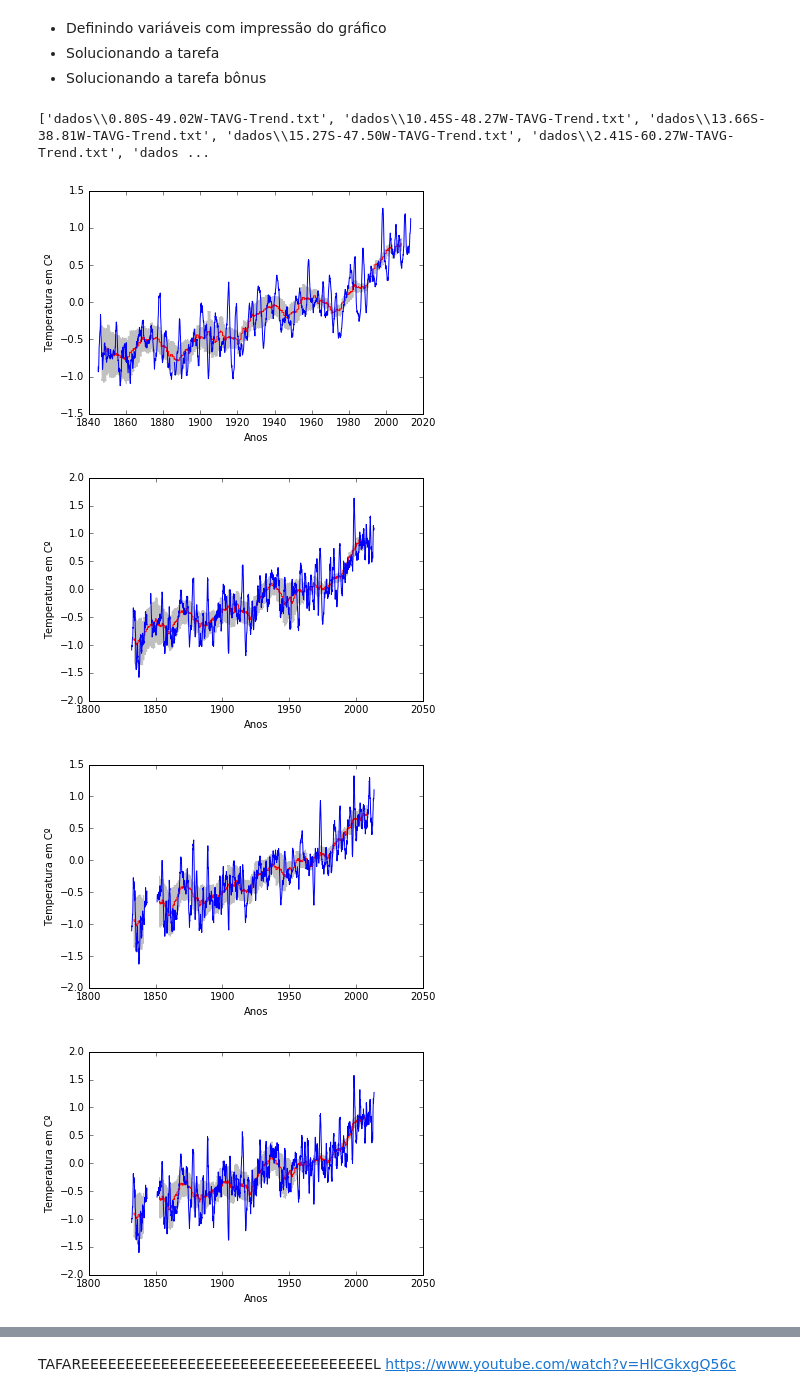
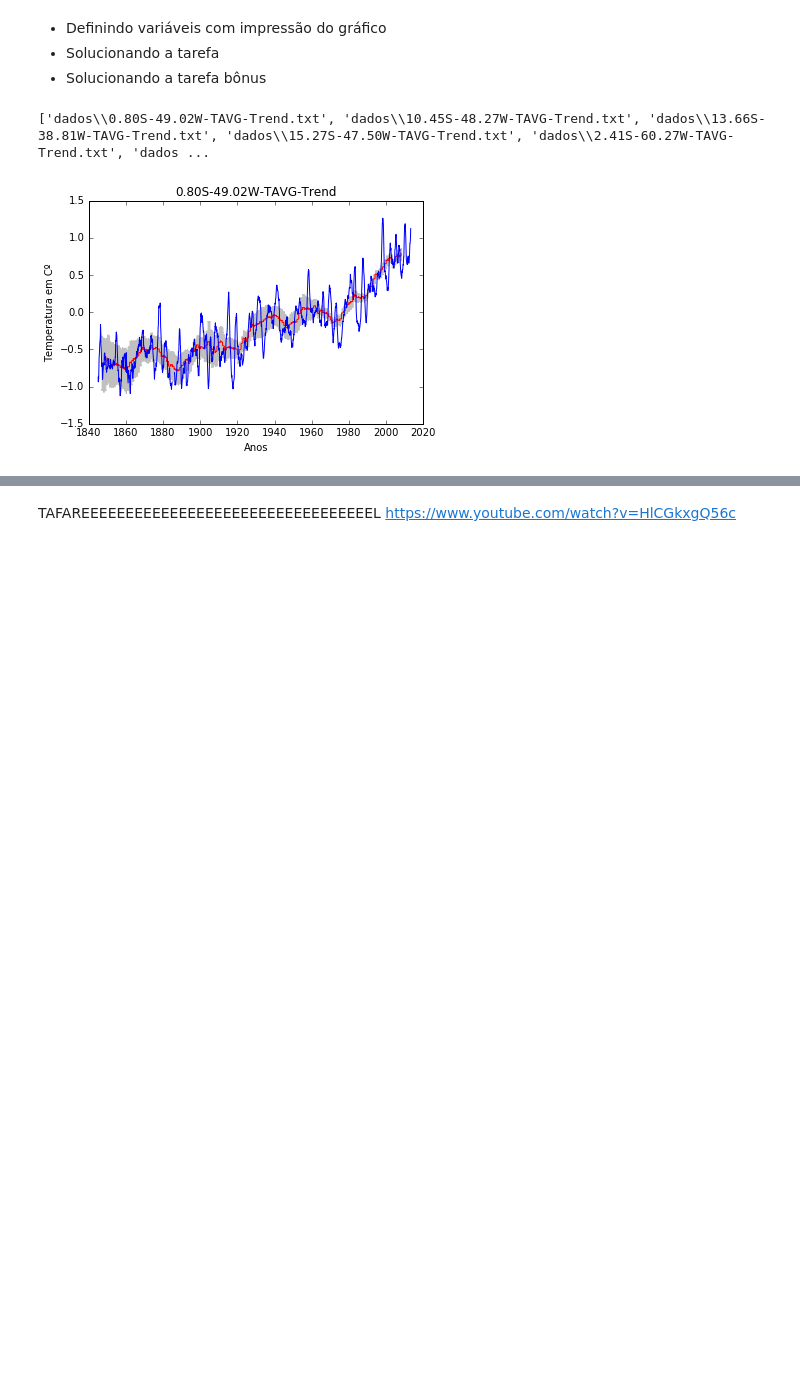
Before and after one commit to mat-esp-2016/python-2-phyton_02_llpgr007, a Jupyter notebook: python2.ipynb, the cells around one changed output, grey strips where cells are left out. Drawn from its saved outputs; the diff is of its cells as text; code cells hidden in the pictures; blank space fills up the shorter version.

Commit message:
Modifiquei no notebook os nomes de saída dos graficos para ficar nomeados conforme pede a tarefa.

```diff
--- a/python2.ipynb
+++ b/python2.ipynb
@@ -18,29 +18,24 @@ print(arquivos)
 # %%
 for nome_arquivo in arquivos:
 
         dados = np.loadtxt(nome_arquivo, comments = '%')
         Anos = dados[:, 0]
         Meses = dados[:, 1]
         ano_decimal = ((Meses - 1)/12 + Anos)
         anomalia_temperatura = dados[:,4]
 
         anomalia_10anos = dados [:, 8]
         incerteza_10anos = dados [:, 9]
         incerteza_95porcento1 = (anomalia_10anos + incerteza_10anos)
         incerteza_95porcento2 = (anomalia_10anos - incerteza_10anos)
 
         plt.figure ()
         plt.plot (Anos, anomalia_10anos, c ='red')
         plt.fill_between (Anos, incerteza_95porcento1, incerteza_95porcento2, color = '#C0C0C0')
         plt.plot (ano_decimal, anomalia_temperatura, c ='#0000FF')
         plt.xlabel ("Anos")
         plt.ylabel ("Temperatura em Cº")
-        plt.savefig
-
-
-        plt.savefig ( 'gráfico do arquivo ' + nome_arquivo [6: -3] + 'png', format = 'png')
+        plt.title (nome_arquivo [6:-4])
+        plt.savefig (nome_arquivo [6: -3] + 'png', format = 'png')
 # %% [output]
-[figure, old version]
+[figure, new version]
-[figure, removed]
-[figure, removed]
-[figure, removed]
```
Also changed, not shown: parts of 1 cell of this notebook.
